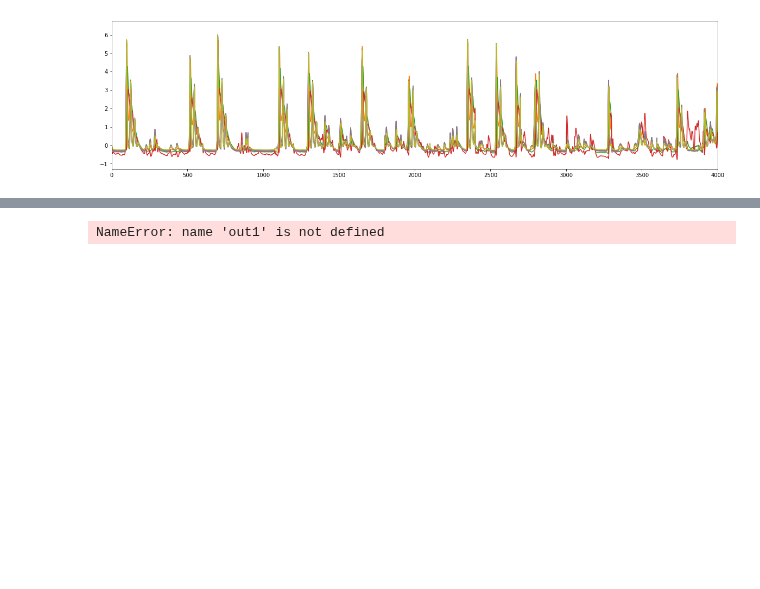
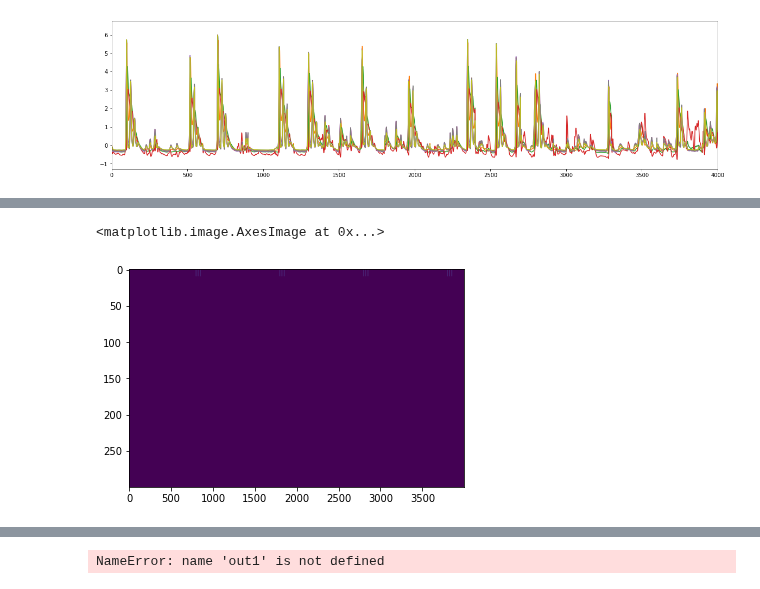
Before and after one commit to ntolley/bayesian_surrogates, a Jupyter notebook: surrogate_network.ipynb, the cells around one changed output, grey strips where cells are left out. Saved outputs shown, nothing was run; the diff lists cells and outputs as text; code cells hidden in the pictures; blank space fills up the shorter version.

```diff
--- a/surrogate_network.ipynb
+++ b/surrogate_network.ipynb
@@ -214,3 +236,8 @@ with torch.no_grad():
+# %%
+plt.imshow(cell_spikes.T, aspect='auto')
+# %% [output]
+<matplotlib.image.AxesImage at 0x...>
+[figure, added]
 # %%
 plt.imshow(cell_spikes.T, aspect='auto', cmap='gray_r', vmin=0, vmax=0.1)
 # %% [output]
```
Also changed, not shown: parts of 10 cells of this notebook.
